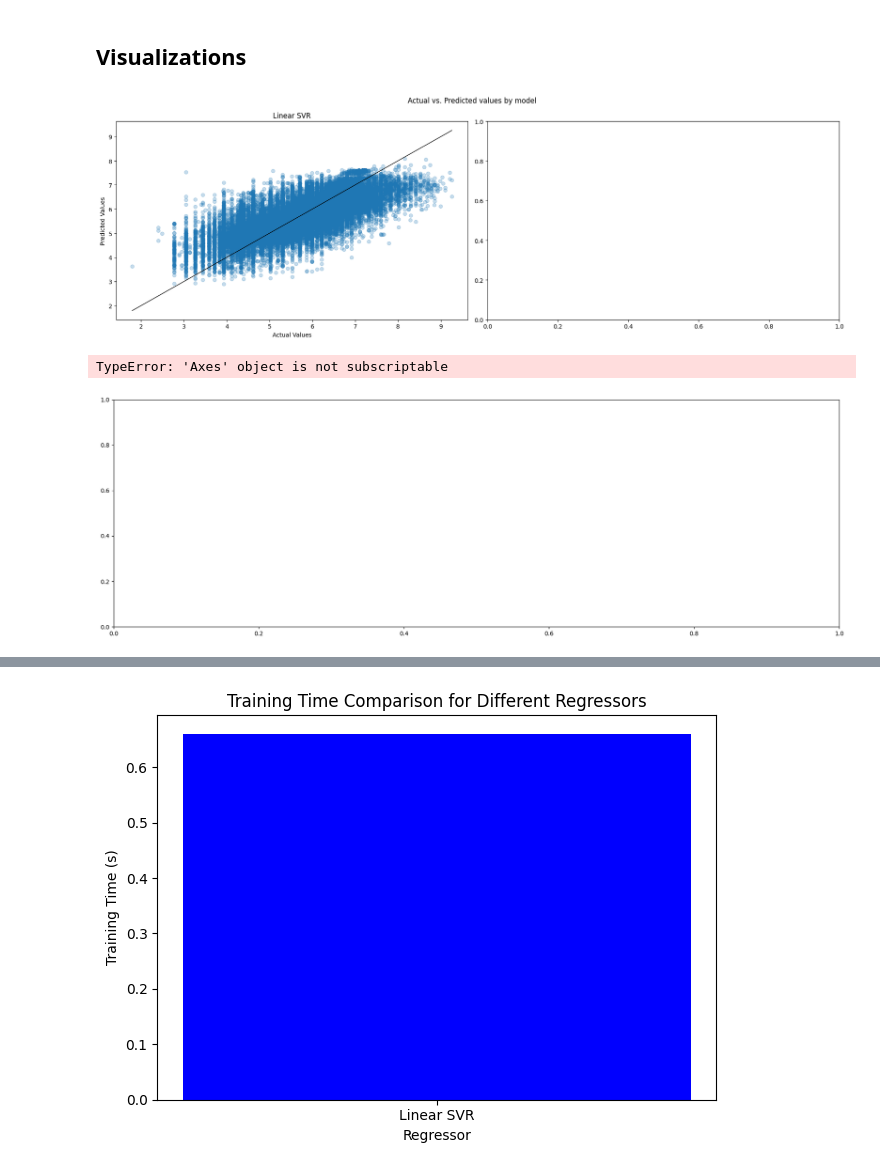
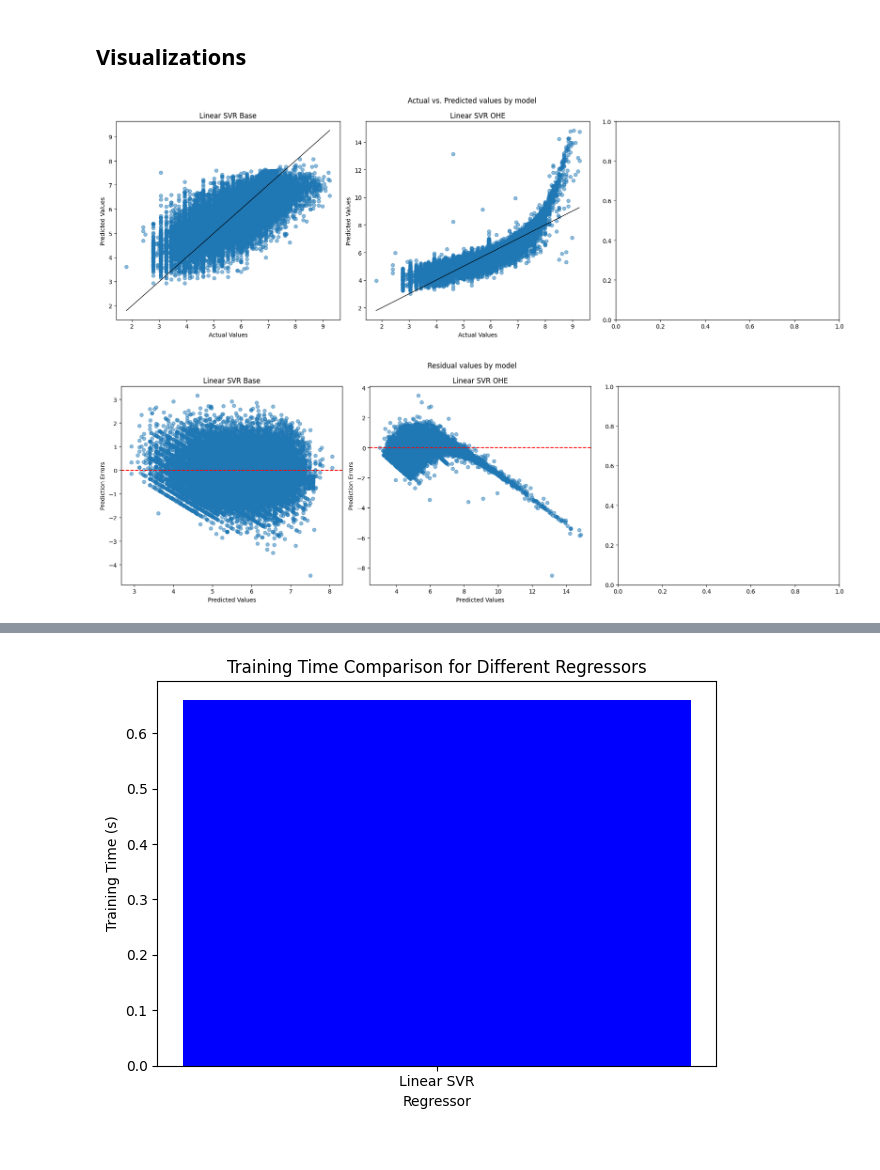
Before and after one commit to RasKrebs/pricing_wizards, a Jupyter notebook: notebooks/svm.ipynb, the cells around one changed output, grey strips where cells are left out. Drawn from its saved outputs; the diff is of its cells as text; code cells hidden in the pictures.

```diff
--- a/notebooks/svm.ipynb
+++ b/notebooks/svm.ipynb
@@ -125,2 +87,8 @@ Fitting 5 folds for each of 1 candidates, totalling 5 fits
+# %%
+# StandardScaler
+scaler = StandardScaler()
+
+X_train_scaled = scaler.fit_transform(drop_helpers(data.X_train))
+X_test_scaled = scaler.fit_transform(drop_helpers(data.X_test))
 # %%
 # Evaluate the model using cross-validation and calculates the mean
@@ -211,18 +250,17 @@ feature_importance.sort_values(by='Coef', ascending=False)
 ## Visualizations
 # %%
 # actual vs predicted
-models = [final_linear_model]
-labels= ["Linear SVR"]
+pipelines = [(y_pred_test_base, y_test_base), (y_pred_test_ohe, y_test_ohe)]
+labels= ["Linear SVR Base", "Linear SVR OHE", "SVR poly"]
 
-num_models = len(models)
-num_cols = 2
+num_models = len(pipelines)
+num_cols = 3
 num_rows = math.ceil(num_models / num_cols)
 
 fig, axs = plt.subplots(num_rows, num_cols, figsize=(18, 6*num_rows), tight_layout=True)
-axs = axs.flatten()
 
-for i, model in enumerate(models):
-    axs[i].scatter(y_test, y_pred_test, alpha=0.25)
+for i, (y_pred, y_test) in enumerate(pipelines):
+    axs[i].scatter(y_test, y_pred, alpha=0.5)
     axs[i].plot([y_test.min(), y_test.max()], [y_test.min(), y_test.max()], 'k', lw=1)
     axs[i].set_title(labels[i])
     axs[i].set_xlabel('Actual Values')
@@ -232,36 +270,31 @@ plt.suptitle("Actual vs. Predicted values by model")
 
 plt.show(fig)
 # %% [output]
-[figure, old version]
+[figure, new version]
 # %%
 # residuals
-models = [final_linear_model]
-labels= ["Linear SVR"]
+pipelines = [(y_pred_test_base, y_test_base), (y_pred_test_ohe, y_test_ohe)]
+labels= ["Linear SVR Base", "Linear SVR OHE", "SVR poly"]
 
 num_models = len(models)
-num_cols = 2
+num_cols = 3
 num_rows = math.ceil(num_models / num_cols)
 
 fig, axs = plt.subplots(num_rows, num_cols, figsize=(18, 6*num_rows), tight_layout=True)
 
-for i, model in enumerate(models):
+for i, (y_pred, y_test) in enumerate(pipelines):
     # Calculate residuals
-    prediction_error = y_test[i] - y_pred_test
-
-    # Extract the subplot for the current model
-    row = i // num_cols
-    col = i % num_cols
+    prediction_error = y_test - y_pred
 
     # Plot the scatter plot on the specific subplot
-    axs[row, col].scatter(y_pred_test, prediction_error, alpha=0.5)
-    plt.axhline(y=0, color='r', linestyle='--')
-    axs[row, col].set_title(labels[i])
-    axs[row, col].set_xlabel('Predicted Values')
-    axs[row, col].set_ylabel('Prediction Errors')
+    axs[i].scatter(y_pred, prediction_error, alpha=0.5)
+    axs[i].axhline(y=0, color='r', linestyle='--')
+    axs[i].set_title(labels[i])
+    axs[i].set_xlabel('Predicted Values')
+    axs[i].set_ylabel('Prediction Errors')
 
 plt.suptitle("Residual values by model")
 
 plt.show(fig)
 # %% [output]
-TypeError: 'Axes' object is not subscriptable
-[figure, old version]
+[figure, new version]
```
Also changed, not shown: parts of 21 cells of this notebook, 1 other file.
